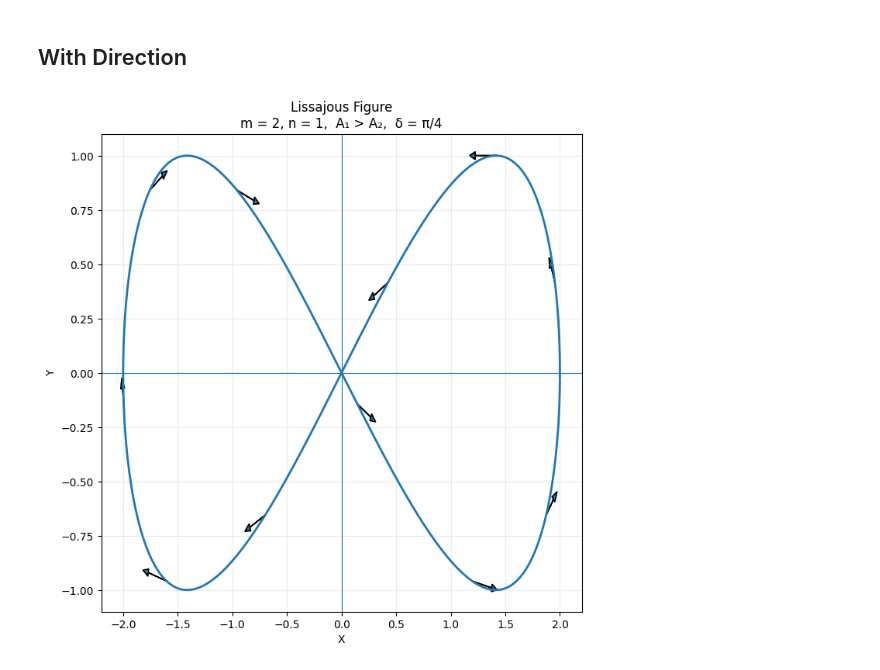
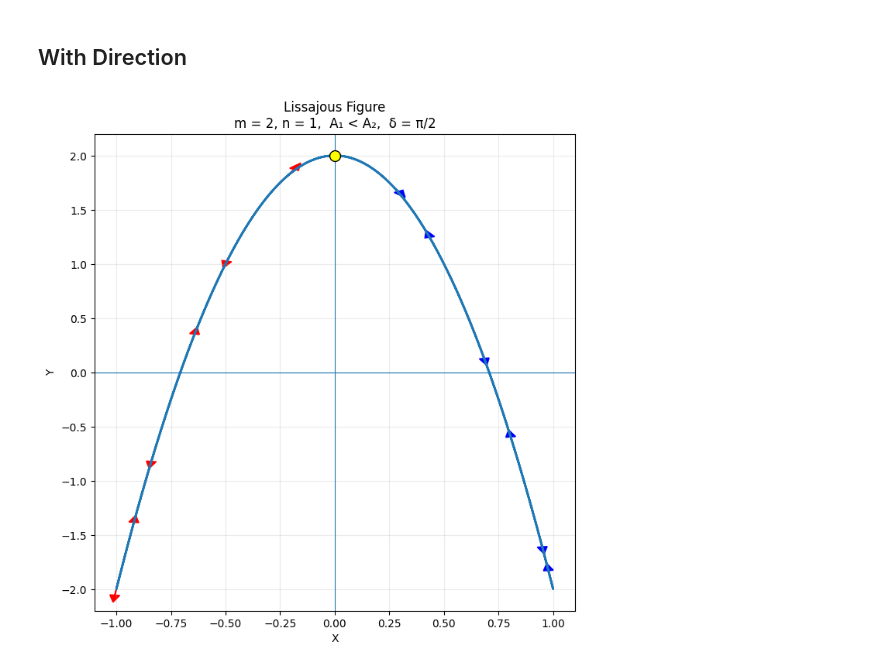
Before and after one commit to soumyadipk03/python-sem1, a Jupyter notebook: lissajous.ipynb, the cells around one changed output. Cells and saved outputs as stored; diff of their text form; code cells hidden in the pictures.

```diff
--- a/lissajous.ipynb
+++ b/lissajous.ipynb
@@ -19,7 +19,7 @@ n = 1                  # Frequency in X
 # ">"  -> A1 > A2
 # "="  -> A1 = A2
 # "<"  -> A1 < A2
-AMPLITUDE_RELATION = ">"
+AMPLITUDE_RELATION = "<"
 
 # Ratio between amplitudes
 # Example:
@@ -34,7 +34,7 @@ AMPLITUDE_RATIO = 2
 # 4 = π
 # ...
 # 8 = 2π
-DELTA_STEP = 1
+DELTA_STEP = 2
 
 
 # ============================================================
@@ -146,7 +146,7 @@ n = 1                  # Frequency in X
 # ">"  -> A1 > A2
 # "="  -> A1 = A2
 # "<"  -> A1 < A2
-AMPLITUDE_RELATION = ">"
+AMPLITUDE_RELATION = "<"
 
 # Ratio between amplitudes
 # Example:
@@ -161,7 +161,7 @@ AMPLITUDE_RATIO = 2
 # 4 = π
 # ...
 # 8 = 2π
-DELTA_STEP = 1
+DELTA_STEP = 2
 
 
 # ============================================================
@@ -243,43 +243,105 @@ elif DELTA_STEP == 7:
 elif DELTA_STEP == 8:
     delta_text = "2π"
 else:
     delta_text = f"{DELTA_STEP}π/4"
 
 plt.title(
     f"Lissajous Figure\n"
     f"m = {m}, n = {n},  "
     f"A₁ {AMPLITUDE_RELATION} A₂,  "
     f"δ = {delta_text}"
 )
 
-plt.grid(True, alpha=0.25)# ============================================================
-# DIRECTION OF MOTION — ANTI-CLOCKWISE
+plt.grid(True, alpha=0.25)
+# DIRECTION OF MOTION
 # ============================================================
 
-# Pick a few points along the curve where arrows will be shown
-arrow_indices = np.linspace(0, len(t) - 1, 12, dtype=int)
+# 12 arrows total: 6 for first pass, 6 for second pass
+# Avoid the exact endpoints so we don't duplicate the same point
 
-for i in arrow_indices:
-    # Tangent vector = direction of motion
+arrow_indices = np.linspace(
+    0,
+    len(t) - 1,
+    14,
+    dtype=int
+)[1:-1]
+
+# First pass: t = 0 → π
+first_pass = arrow_indices[:6]
+
+# Second pass: t = π → 2π
+second_pass = arrow_indices[6:]
+
+
+# ============================================================
+# FIRST PASS
+# ============================================================
+
+for i in first_pass:
+
+    # Actual velocity / tangent vector
     dx = -A1 * n * np.sin(n * t[i] + delta)
     dy = -A2 * m * np.sin(m * t[i])
 
-    # Normalize tangent vector so all arrows have similar size
     magnitude = np.sqrt(dx**2 + dy**2)
 
     if magnitude > 1e-10:
+
+        # Unit tangent vector
         dx /= magnitude
         dy /= magnitude
 
+        # SAME scale for X and Y
+        arrow_length = min(A1, A2) * 0.18
+
         plt.arrow(
-            X[i], Y[i],
-            dx * A1 * 0.12,
-            dy * A2 * 0.12,
-            head_width=min(A1, A2) * 0.035,
-            head_length=min(A1, A2) * 0.05,
+            X[i],
+            Y[i],
+            dx * arrow_length,
+            dy * arrow_length,
+            color="red",
+            head_width=min(A1, A2) * 0.045,
+            head_length=min(A1, A2) * 0.065,
             length_includes_head=True,
             linewidth=1.2
         )
+
+
+# ============================================================
+# SECOND PASS
+# ============================================================
+
+for i in second_pass:
+
+    # Actual velocity / tangent vector
+    dx = -A1 * n * np.sin(n * t[i] + delta)
+    dy = -A2 * m * np.sin(m * t[i])
+
+    magnitude = np.sqrt(dx**2 + dy**2)
+
+    if magnitude > 1e-10:
+
+        # Unit tangent vector
+        dx /= magnitude
+        dy /= magnitude
+
+        # SAME scale for X and Y
+        arrow_length = min(A1, A2) * 0.18
+
+        plt.arrow(
+            X[i],
+            Y[i],
+            dx * arrow_length,
+            dy * arrow_length,
+            color="blue",
+            head_width=min(A1, A2) * 0.045,
+            head_length=min(A1, A2) * 0.065,
+            length_includes_head=True,
+            linewidth=1.2
+        )
+# Mark starting position (t = 0)
+plt.scatter(X[0], Y[0], color="yellow", edgecolor="black",
+            s=100, zorder=5, label="Start (t = 0)")
 plt.show()
 # %% [output]
-[figure, old version]
+[figure, new version]
```
Also changed, not shown: parts of 1 cell of this notebook.
